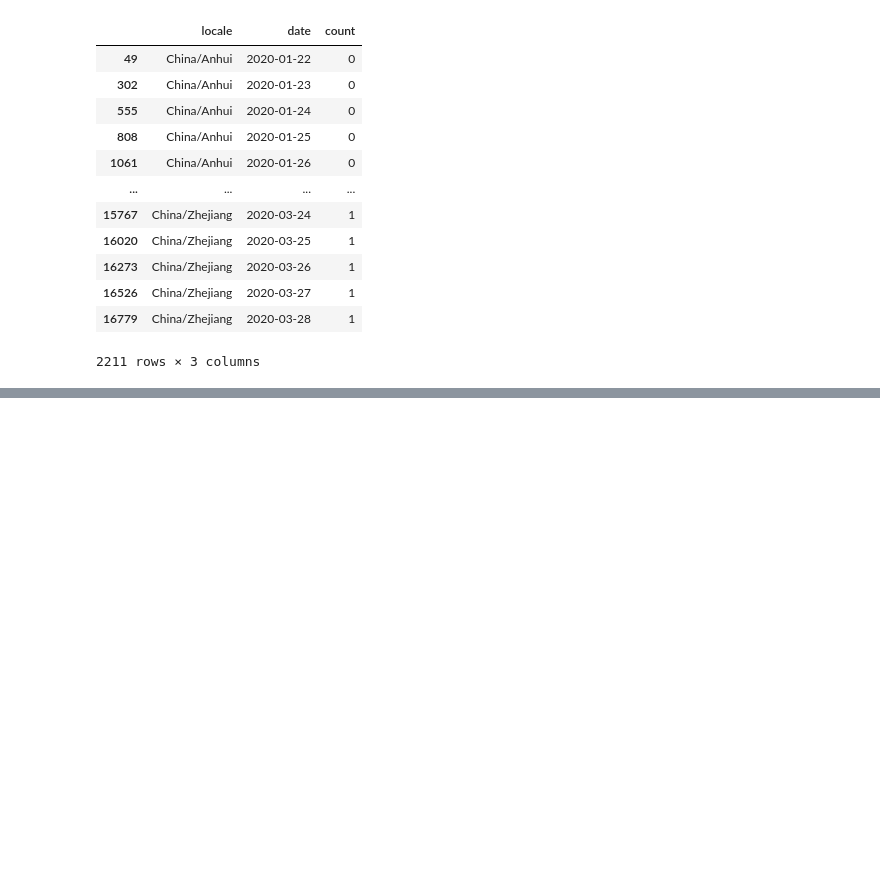
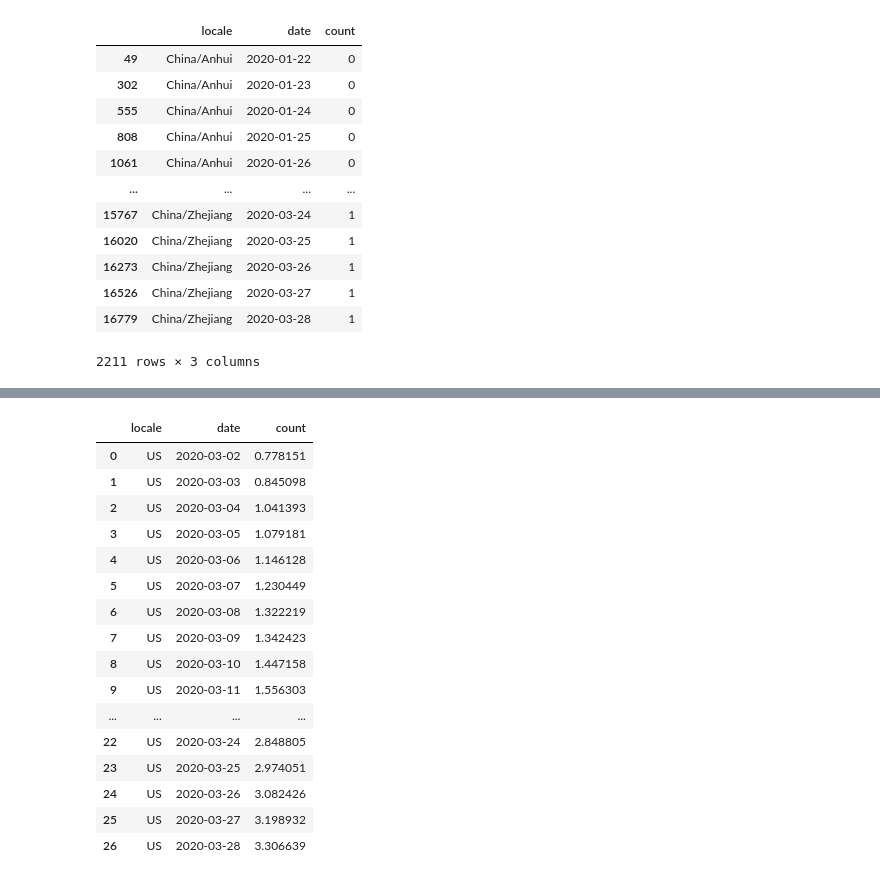
Before and after one commit to jgcorliss/covid-19, a Jupyter notebook: src/covid-19.ipynb, the cells around one changed output, grey strips where cells are left out. Drawn from its saved outputs; the diff is of its cells as text; code cells hidden in the pictures; blank space fills up the shorter version.

```diff
--- a/src/covid-19.ipynb
+++ b/src/covid-19.ipynb
@@ -15,3 +12,9 @@ metric = 'deaths'
+# %%
+data_path = '../data/'
+metric = 'deaths'  # counting metric (variable of interest)
+log_metric = True  # True to take log of the metric
+days_horizon = 3  # number of days ahead to predict
+count_min = {'confirmed': 50, 'deaths': 5}
 # %%
 # Validate options
 assert metric in {'confirmed', 'deaths', 'recovered'}, "Bad input for option 'metric'"
@@ -184,0 +186,2 @@ for country in deaths['country'].unique()[-20:]:
+# %%
+counts = counts.loc[counts['count'] >= count_min[metric]]
@@ -184,0 +244,20 @@ for country in deaths['country'].unique()[-20:]:
+# %%
+counts.loc[counts['locale'] == 'US'].sort_values('date').reset_index(drop=True)
+# %% [output]
+|  | locale | date | count |
+| 0 | US | 2020-03-02 | 0.778151 |
+| 1 | US | 2020-03-03 | 0.845098 |
+| 2 | US | 2020-03-04 | 1.041393 |
+| 3 | US | 2020-03-05 | 1.079181 |
+| 4 | US | 2020-03-06 | 1.146128 |
+| 5 | US | 2020-03-07 | 1.230449 |
+| 6 | US | 2020-03-08 | 1.322219 |
+| 7 | US | 2020-03-09 | 1.342423 |
+| 8 | US | 2020-03-10 | 1.447158 |
+| 9 | US | 2020-03-11 | 1.556303 |
+| ... | ... | ... | ... |
+| 22 | US | 2020-03-24 | 2.848805 |
+| 23 | US | 2020-03-25 | 2.974051 |
+| 24 | US | 2020-03-26 | 3.082426 |
+| 25 | US | 2020-03-27 | 3.198932 |
+| 26 | US | 2020-03-28 | 3.306639 |
```
Also changed, not shown: parts of 11 cells of this notebook.
